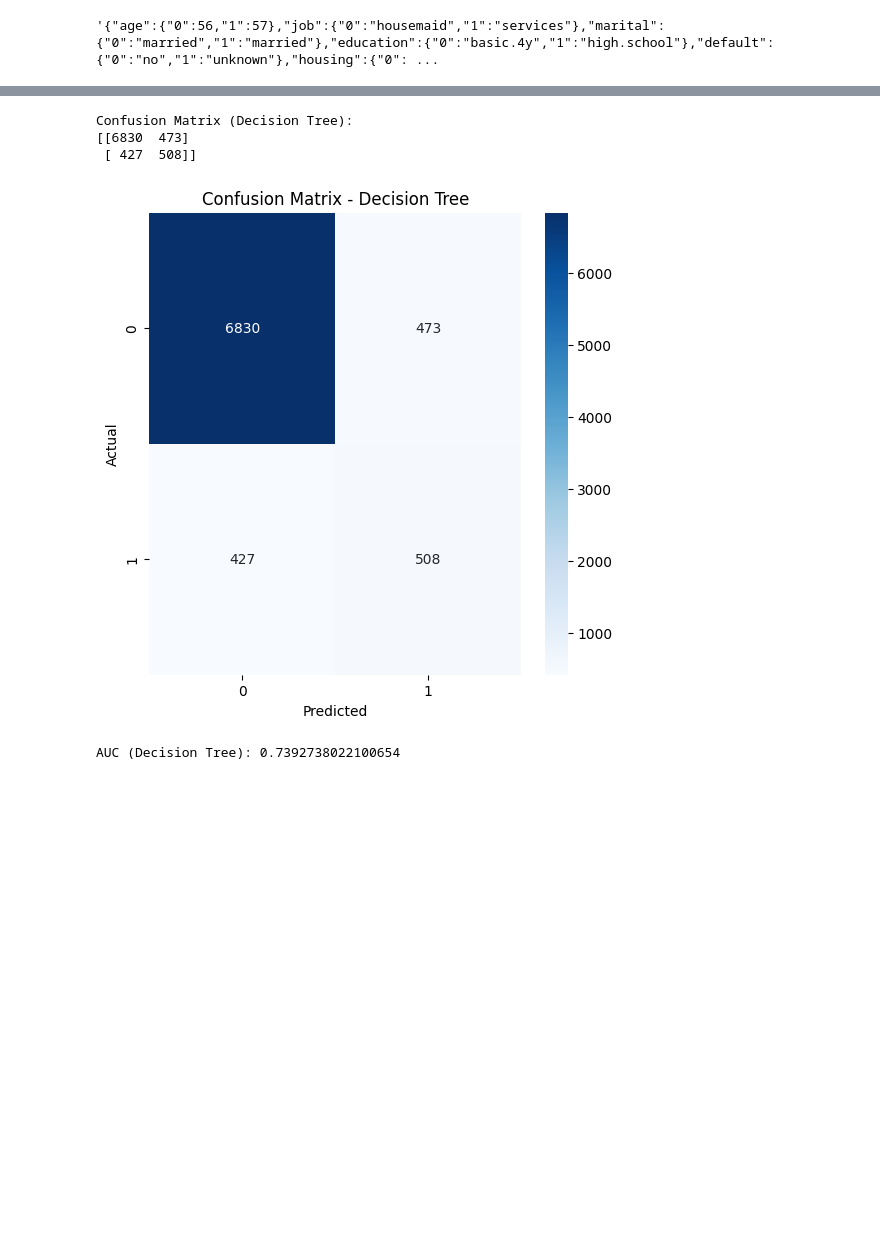
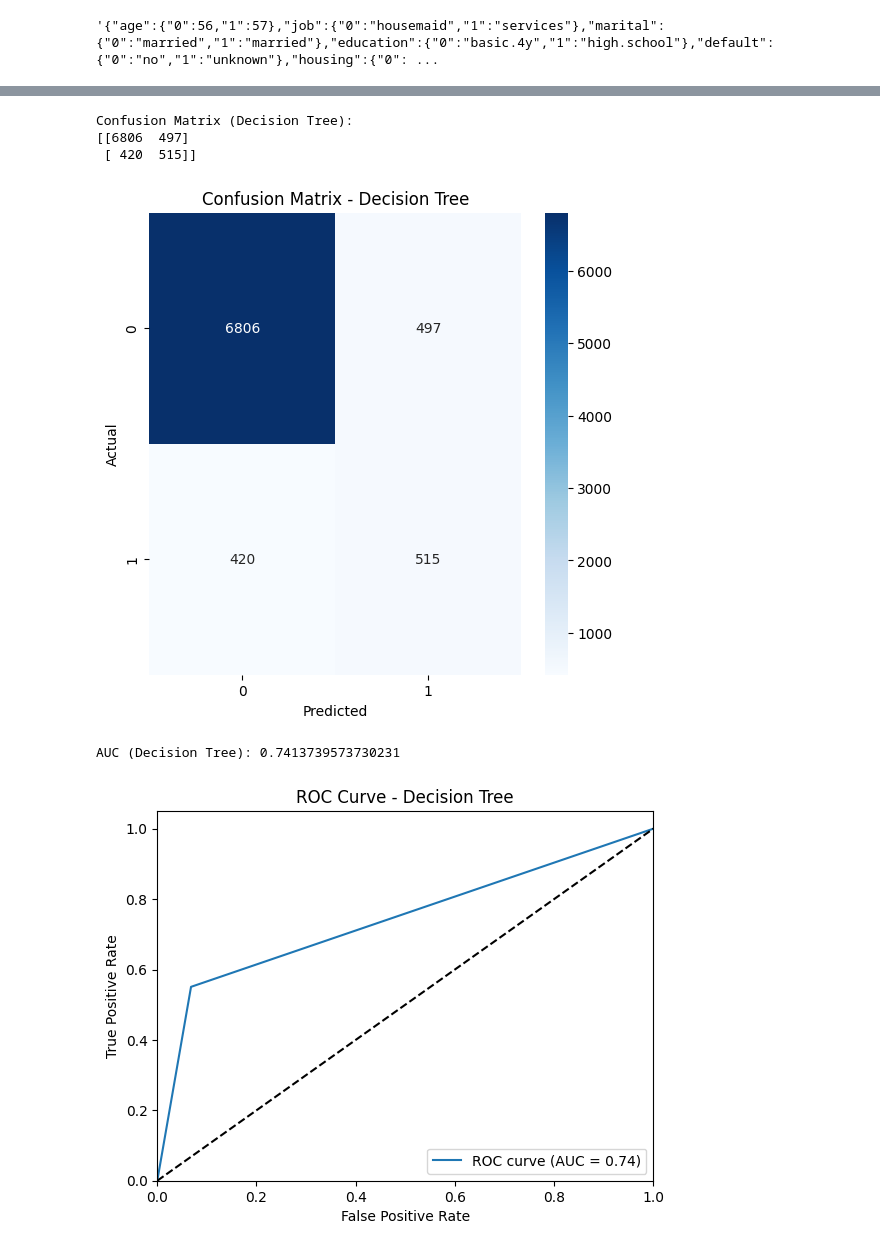
Before and after one commit to yehezkielgunawan/uas-business-intelligence, a Jupyter notebook: UAS_Business_Intelligence.ipynb, the cells around one changed output, grey strips where cells are left out. Drawn from its saved outputs; the diff is of its cells as text; code cells hidden in the pictures; blank space fills up the shorter version.

```diff
--- a/UAS_Business_Intelligence.ipynb
+++ b/UAS_Business_Intelligence.ipynb
@@ -91,29 +107,32 @@ AUC (Logistic Regression): 0.697344509362133
 # %%
 from sklearn.tree import DecisionTreeClassifier
 
 # Create and train the model
 dt = DecisionTreeClassifier()
 dt.fit(X_train, y_train)
 
 # Predict on the test set
 dt_predictions = dt.predict(X_test)
 
 # Compute confusion matrix
 dt_cm = confusion_matrix(y_test, dt_predictions)
 print("Confusion Matrix (Decision Tree):")
 print(dt_cm)
 
 plot_confusion_matrix(dt_cm, "Confusion Matrix - Decision Tree")
 
 # Calculate AUC
+dt_fpr, dt_tpr, dt_thresholds = roc_curve(y_test, dt.predict_proba(X_test)[:, 1])
 dt_auc = roc_auc_score(y_test, dt_predictions)
 print("AUC (Decision Tree):", dt_auc)
+plot_roc_curve(dt_fpr, dt_tpr, dt_auc, "ROC Curve - Decision Tree")
 # %% [output]
 Confusion Matrix (Decision Tree):
-[[6830  473]
- [ 427  508]]
+[[6806  497]
+ [ 420  515]]
 [figure]
-AUC (Decision Tree): 0.7392738022100654
+AUC (Decision Tree): 0.7413739573730231
+[figure, added]
 # %%
 from sklearn.ensemble import RandomForestClassifier
 
```
Also changed, not shown: parts of 6 cells of this notebook.
